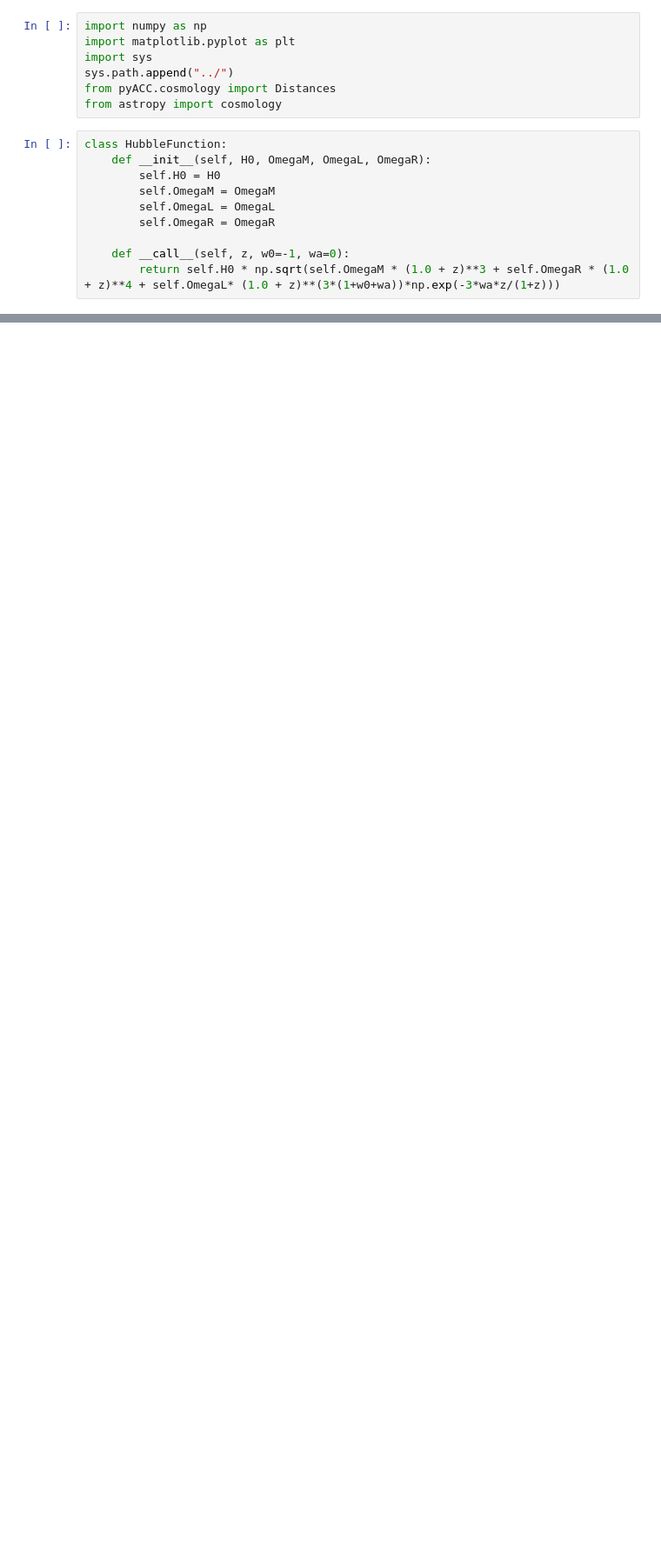
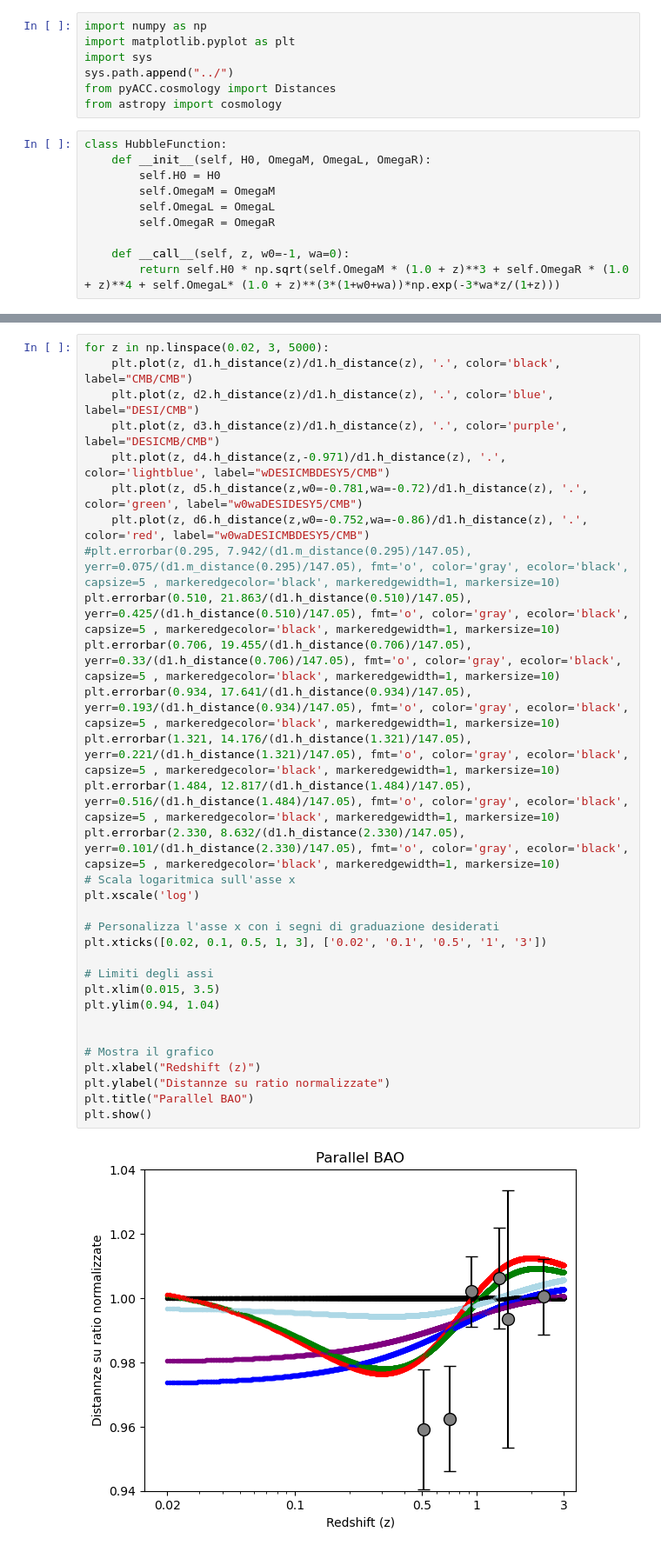
Before and after one commit to PieMongia/astrocosmolib, a Jupyter notebook: demo/paper_desi.ipynb, the cells around one changed output, grey strips where cells are left out. Shown at 87% size. Cells and saved outputs as stored; diff of their text form; blank space fills up the shorter version.

```diff
--- a/demo/paper_desi.ipynb
+++ b/demo/paper_desi.ipynb
@@ -68,0 +102,33 @@ plt.show()
+# %%
+for z in np.linspace(0.02, 3, 5000):
+    plt.plot(z, d1.h_distance(z)/d1.h_distance(z), '.', color='black', label="CMB/CMB")
+    plt.plot(z, d2.h_distance(z)/d1.h_distance(z), '.', color='blue', label="DESI/CMB")
+    plt.plot(z, d3.h_distance(z)/d1.h_distance(z), '.', color='purple', label="DESICMB/CMB")
+    plt.plot(z, d4.h_distance(z,-0.971)/d1.h_distance(z), '.', color='lightblue', label="wDESICMBDESY5/CMB")
+    plt.plot(z, d5.h_distance(z,w0=-0.781,wa=-0.72)/d1.h_distance(z), '.', color='green', label="w0waDESIDESY5/CMB")
+    plt.plot(z, d6.h_distance(z,w0=-0.752,wa=-0.86)/d1.h_distance(z), '.', color='red', label="w0waDESICMBDESY5/CMB")
+#plt.errorbar(0.295, 7.942/(d1.m_distance(0.295)/147.05), yerr=0.075/(d1.m_distance(0.295)/147.05), fmt='o', color='gray', ecolor='black', capsize=5 , markeredgecolor='black', markeredgewidth=1, markersize=10)
+plt.errorbar(0.510, 21.863/(d1.h_distance(0.510)/147.05), yerr=0.425/(d1.h_distance(0.510)/147.05), fmt='o', color='gray', ecolor='black', capsize=5 , markeredgecolor='black', markeredgewidth=1, markersize=10)
+plt.errorbar(0.706, 19.455/(d1.h_distance(0.706)/147.05), yerr=0.33/(d1.h_distance(0.706)/147.05), fmt='o', color='gray', ecolor='black', capsize=5 , markeredgecolor='black', markeredgewidth=1, markersize=10)
+plt.errorbar(0.934, 17.641/(d1.h_distance(0.934)/147.05), yerr=0.193/(d1.h_distance(0.934)/147.05), fmt='o', color='gray', ecolor='black', capsize=5 , markeredgecolor='black', markeredgewidth=1, markersize=10)
+plt.errorbar(1.321, 14.176/(d1.h_distance(1.321)/147.05), yerr=0.221/(d1.h_distance(1.321)/147.05), fmt='o', color='gray', ecolor='black', capsize=5 , markeredgecolor='black', markeredgewidth=1, markersize=10)
+plt.errorbar(1.484, 12.817/(d1.h_distance(1.484)/147.05), yerr=0.516/(d1.h_distance(1.484)/147.05), fmt='o', color='gray', ecolor='black', capsize=5 , markeredgecolor='black', markeredgewidth=1, markersize=10)
+plt.errorbar(2.330, 8.632/(d1.h_distance(2.330)/147.05), yerr=0.101/(d1.h_distance(2.330)/147.05), fmt='o', color='gray', ecolor='black', capsize=5 , markeredgecolor='black', markeredgewidth=1, markersize=10)
+# Scala logaritmica sull'asse x
+plt.xscale('log')
+
+# Personalizza l'asse x con i segni di graduazione desiderati
+plt.xticks([0.02, 0.1, 0.5, 1, 3], ['0.02', '0.1', '0.5', '1', '3'])
+
+# Limiti degli assi
+plt.xlim(0.015, 3.5)
+plt.ylim(0.94, 1.04)
+
+
+# Mostra il grafico
+plt.xlabel("Redshift (z)")
+plt.ylabel("Distannze su ratio normalizzate")
+plt.title("Parallel BAO")
+plt.show()
+# %% [output]
+[figure, added]
```
Also changed, not shown: parts of 3 cells of this notebook, 1 other file.
